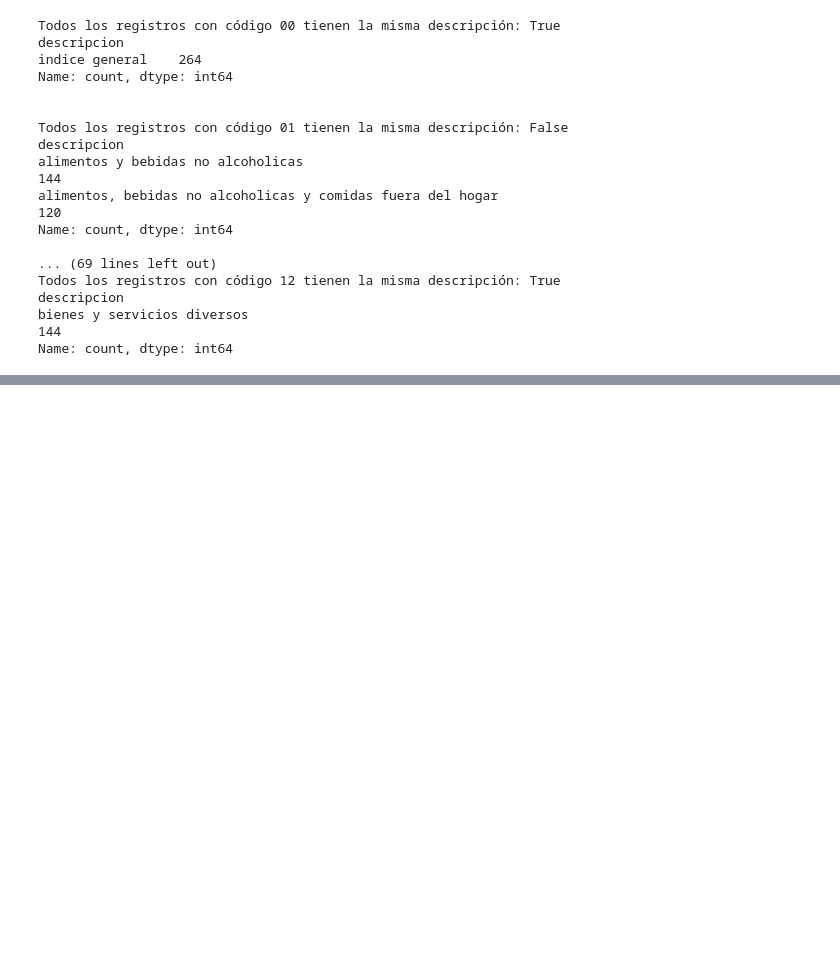
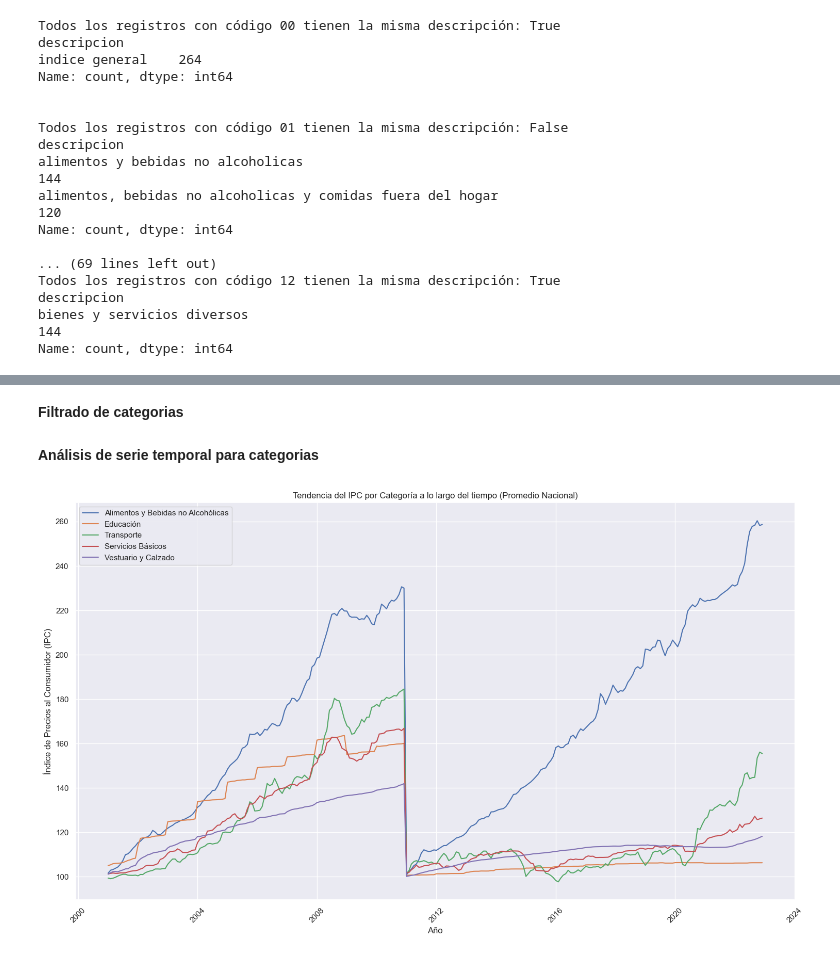
Before and after one commit to LeivaDiego/Proyecto-Mineria, a Jupyter notebook: IPC_EDA.ipynb, the cells around one changed output, grey strips where cells are left out. Cells and saved outputs as stored; diff of their text form; code cells hidden in the pictures; blank space fills up the shorter version.

Commit message:
Analisis temporal de IPC por categoria

```diff
--- a/IPC_EDA.ipynb
+++ b/IPC_EDA.ipynb
@@ -393,0 +391,4 @@ Name: count, Length: 494, dtype: int64
+# %%
+# Filtrar los datos por codigos referentes a categorias de productos
+# (codigos de 2 digitos)
+df_generales = data[data['codigo'].str.len() == 2]
@@ -393,0 +404,2 @@ Name: count, Length: 494, dtype: int64
+# %% [markdown]
+**Filtrado de categorias**
@@ -393,0 +432,27 @@ Name: count, Length: 494, dtype: int64
+# %% [markdown]
+**Análisis de serie temporal para categorias**
+# %%
+# Configuración del estilo de los gráficos
+sns.set_theme(style="darkgrid")
+
+# Crear un gráfico de líneas para cada categoría
+plt.figure(figsize=(18, 10))
+
+# Lista de DataFrames y etiquetas
+categorias = [(df_alimentos, "Alimentos y Bebidas no Alcohólicas"),
+              (df_educacion, "Educación"),
+              (df_transporte, "Transporte"),
+              (df_servicios_basicos, "Servicios Básicos"),
+              (df_vestuario_y_calzado, "Vestuario y Calzado")]
+
+for df, label in categorias:
+    sns.lineplot(x='fecha', y='pais', data=df, label=label)
+
+plt.title('Tendencia del IPC por Categoría a lo largo del tiempo (Promedio Nacional)')
+plt.xlabel('Año')
+plt.ylabel('Índice de Precios al Consumidor (IPC)')
+plt.legend()
+plt.xticks(rotation=45)  # Rotar las etiquetas del eje x para mejor legibilidad
+plt.show()
+# %% [output]
+[figure, added]
```
Also changed, not shown: parts of 13 cells of this notebook.
